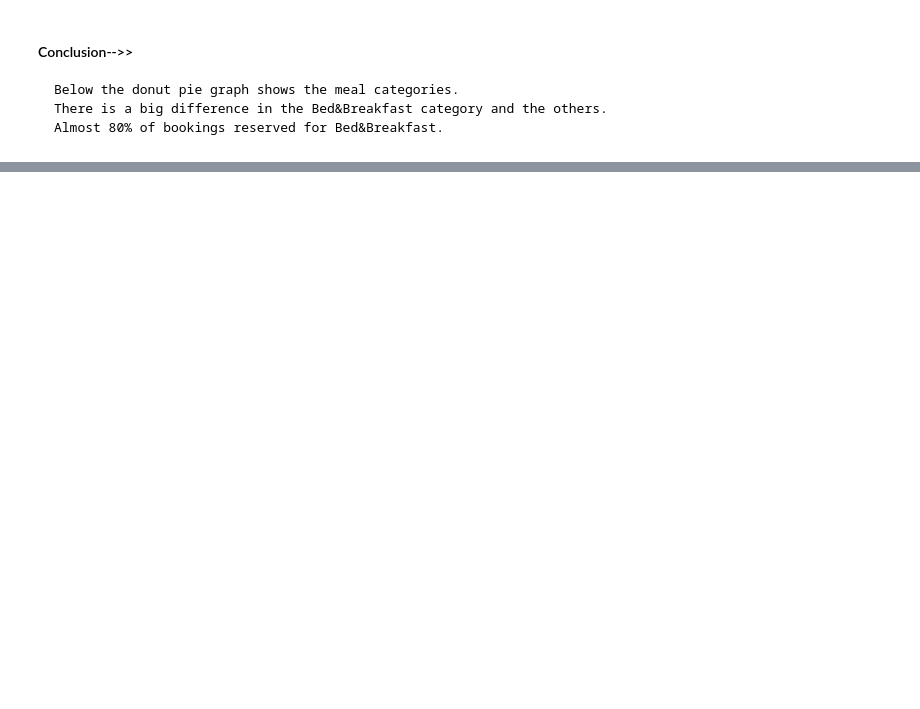
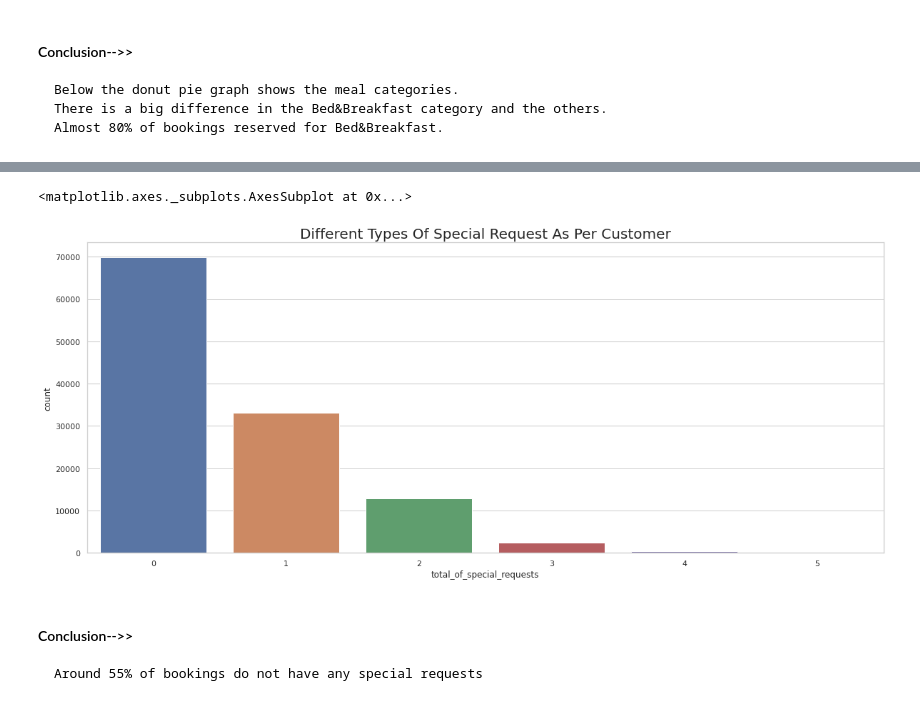
Before and after one commit to snehahampapura/Hotel-Booking-Analysis, a Jupyter notebook: Hotel_Booking_Analysis_Capstone_Project.ipynb, the cells around one changed output, grey strips where cells are left out. Cells and saved outputs as stored; diff of their text form; code cells hidden in the pictures; blank space fills up the shorter version.

```diff
--- a/Hotel_Booking_Analysis_Capstone_Project.ipynb
+++ b/Hotel_Booking_Analysis_Capstone_Project.ipynb
@@ -957,0 +955,12 @@ px.pie(df,values = df['meal'].value_counts(),names=df['meal'].value_counts().ind
+# %%
+# Plotting of the Special Request From the Customer in the Form of Bar chart
+# Bar Chart
+plt.figure(figsize=(20,8))
+plt.title("Different Types Of Special Request As Per Customer",fontsize=20)
+sns.countplot(df['total_of_special_requests'])
+# %% [output]
+<matplotlib.axes._subplots.AxesSubplot at 0x...>
+[figure, added]
+# %% [markdown]
+#### Conclusion-->>
+    Around 55% of bookings do not have any special requests
```
Also changed, not shown: parts of 54 cells of this notebook.
